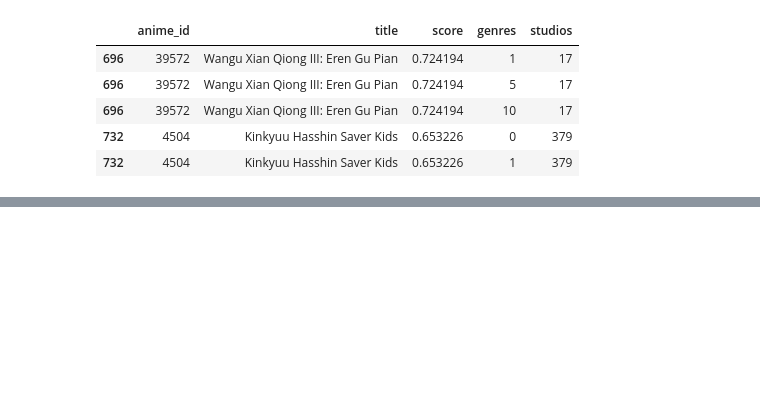
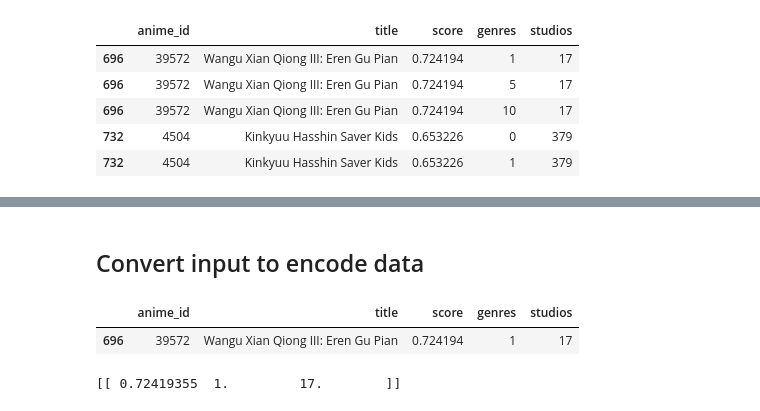
Before and after one commit to Phanuruj3146/AniMatch, a Jupyter notebook: kmeans.ipynb, the cells around one changed output, grey strips where cells are left out. Cells and saved outputs as stored; diff of their text form; code cells hidden in the pictures; blank space fills up the shorter version.

```diff
--- a/kmeans.ipynb
+++ b/kmeans.ipynb
@@ -220,0 +169,17 @@ merged_df
+# %% [markdown]
+## Convert input to encode data
+# %%
+anime_name = str(input("What's the aniname >"))
+if anime_name in df_with_id['title'].values:
+    row = df_with_id[df_with_id['title'] == anime_name].copy().drop_duplicates(subset='anime_id')
+
+
+row
+# %% [output]
+|  | anime_id | title | score | genres | studios |
+| 696 | 39572 | Wangu Xian Qiong III: Eren Gu Pian | 0.724194 | 1 | 17 |
+# %%
+encoded = row[['score','genres','studios']].values
+print(encoded)
+# %% [output]
+[[ 0.72419355  1.         17.        ]]
```
Also changed, not shown: parts of 7 cells of this notebook.
